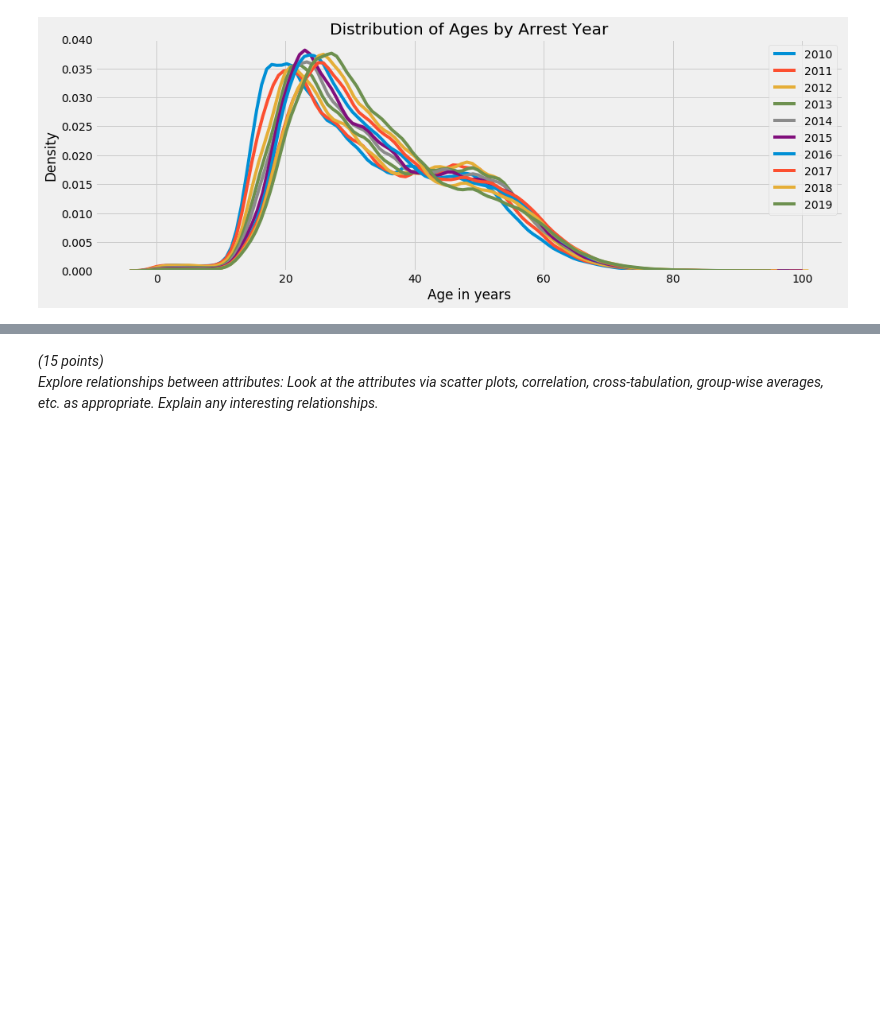
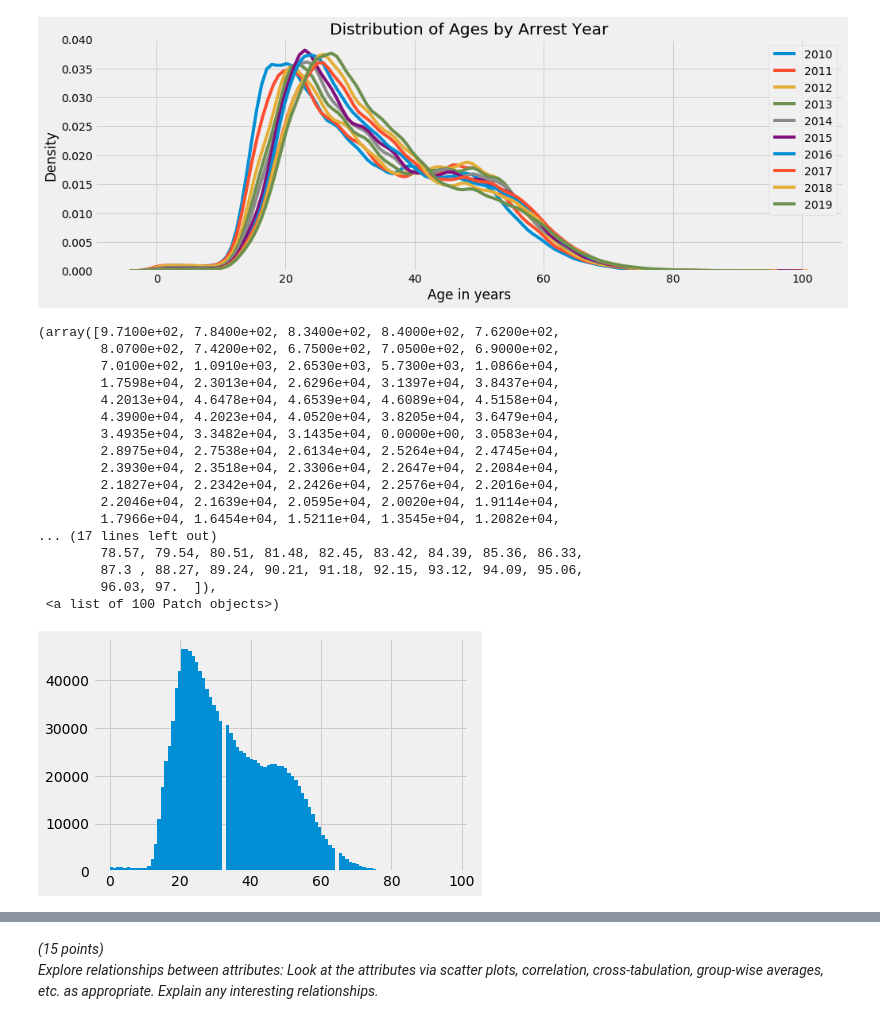
Before and after one commit to EdwardAF-IT/machine-learning-i-group-project, a Jupyter notebook: Code/Cleansing.ipynb, the cells around one changed output, grey strips where cells are left out. Drawn from its saved outputs; the diff is of its cells as text; code cells hidden in the pictures; blank space fills up the shorter version.

```diff
--- a/Code/Cleansing.ipynb
+++ b/Code/Cleansing.ipynb
@@ -425,7 +437,26 @@ plt.xlabel('Age in years'); plt.ylabel('Density'); plt.title('Distribution of Ag
 [figure]
 # %%
 # Take a look at age, sex, and descent in more detail
-plot.hist(df_cleansed['Age'], bins = 100)
+plt.hist(df['Age'], bins = 100)
+# %% [output]
+(array([9.7100e+02, 7.8400e+02, 8.3400e+02, 8.4000e+02, 7.6200e+02,
+        8.0700e+02, 7.4200e+02, 6.7500e+02, 7.0500e+02, 6.9000e+02,
+        7.0100e+02, 1.0910e+03, 2.6530e+03, 5.7300e+03, 1.0866e+04,
+        1.7598e+04, 2.3013e+04, 2.6296e+04, 3.1397e+04, 3.8437e+04,
+        4.2013e+04, 4.6478e+04, 4.6539e+04, 4.6089e+04, 4.5158e+04,
+        4.3900e+04, 4.2023e+04, 4.0520e+04, 3.8205e+04, 3.6479e+04,
+        3.4935e+04, 3.3482e+04, 3.1435e+04, 0.0000e+00, 3.0583e+04,
+        2.8975e+04, 2.7538e+04, 2.6134e+04, 2.5264e+04, 2.4745e+04,
+        2.3930e+04, 2.3518e+04, 2.3306e+04, 2.2647e+04, 2.2084e+04,
+        2.1827e+04, 2.2342e+04, 2.2426e+04, 2.2576e+04, 2.2016e+04,
+        2.2046e+04, 2.1639e+04, 2.0595e+04, 2.0020e+04, 1.9114e+04,
+        1.7966e+04, 1.6454e+04, 1.5211e+04, 1.3545e+04, 1.2082e+04,
+... (17 lines left out)
+        78.57, 79.54, 80.51, 81.48, 82.45, 83.42, 84.39, 85.36, 86.33,
+        87.3 , 88.27, 89.24, 90.21, 91.18, 92.15, 93.12, 94.09, 95.06,
+        96.03, 97.  ]),
+ <a list of 100 Patch objects>)
+[figure, added]
 # %%
 # Sex plot
 arrests_by_code = df["Sex Code"].value_counts()
```
Also changed, not shown: parts of 4 cells of this notebook.
